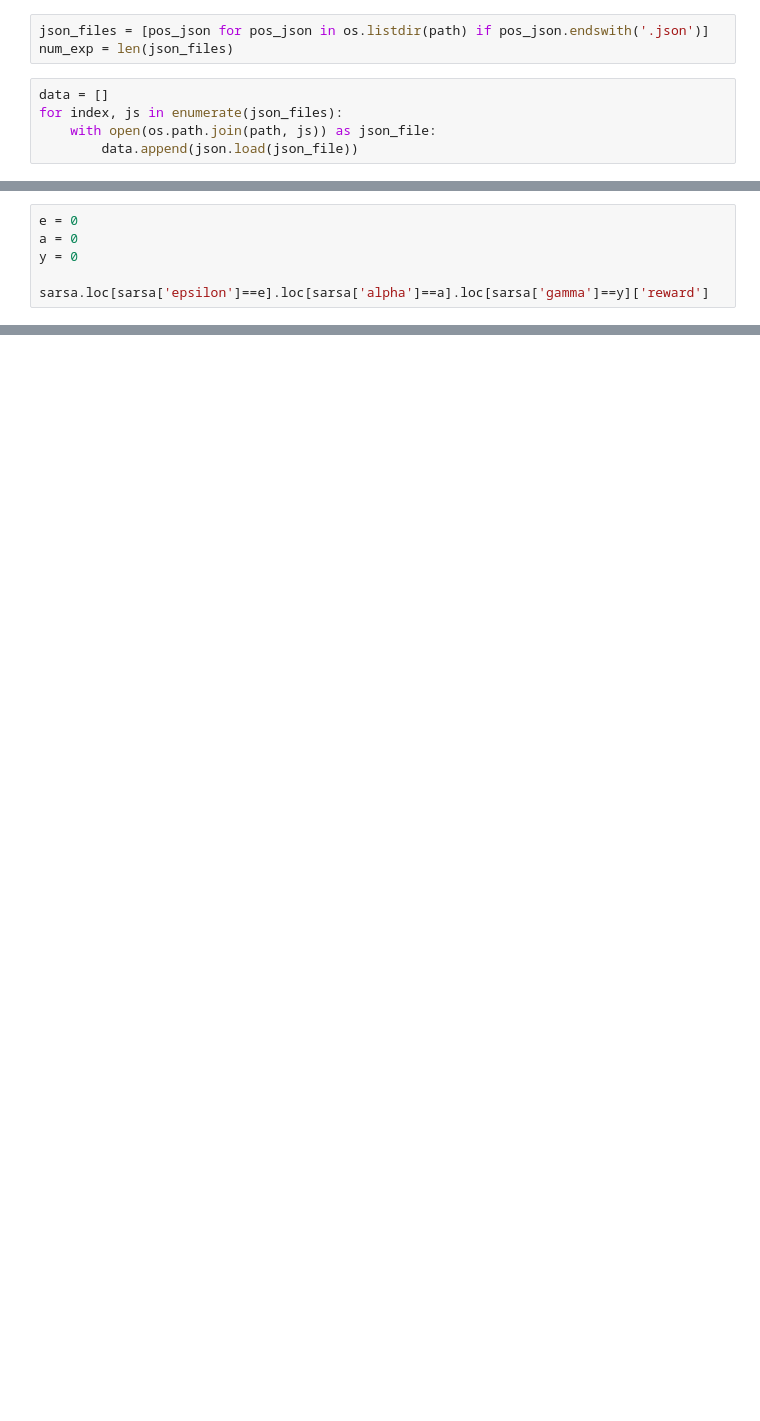
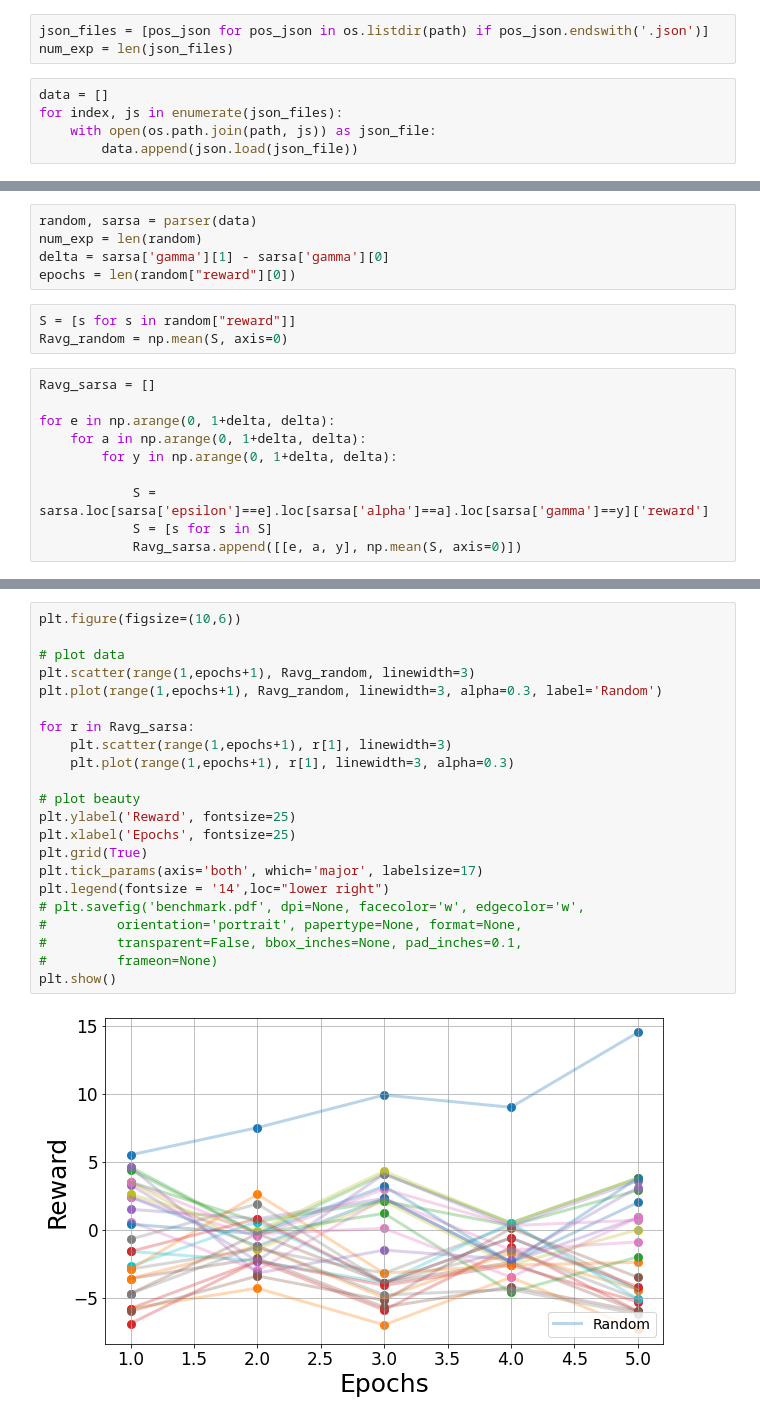
Before and after one commit to adelshb/Algorithms-for-Quantum-Internet-Routing, a Jupyter notebook: Analytics.ipynb, the cells around one changed output, grey strips where cells are left out. Drawn from its saved outputs; the diff is of its cells as text; blank space fills up the shorter version.

```diff
--- a/Analytics.ipynb
+++ b/Analytics.ipynb
@@ -16,6 +16,18 @@ random, sarsa = parser(data)
+# %%
+random, sarsa = parser(data)
+num_exp = len(random)
+delta = sarsa['gamma'][1] - sarsa['gamma'][0]
+epochs = len(random["reward"][0])
+# %%
+S = [s for s in random["reward"]]
+Ravg_random = np.mean(S, axis=0)
 # %%
-e = 0
-a = 0
-y = 0
+Ravg_sarsa = []
 
-sarsa.loc[sarsa['epsilon']==e].loc[sarsa['alpha']==a].loc[sarsa['gamma']==y]['reward']
+for e in np.arange(0, 1+delta, delta):
+    for a in np.arange(0, 1+delta, delta):
+        for y in np.arange(0, 1+delta, delta):
+
+            S = sarsa.loc[sarsa['epsilon']==e].loc[sarsa['alpha']==a].loc[sarsa['gamma']==y]['reward']
+            S = [s for s in S]
+            Ravg_sarsa.append([[e, a, y], np.mean(S, axis=0)])
@@ -33,0 +54,24 @@ Name: reward, dtype: object
+# %%
+plt.figure(figsize=(10,6))
+
+# plot data
+plt.scatter(range(1,epochs+1), Ravg_random, linewidth=3)
+plt.plot(range(1,epochs+1), Ravg_random, linewidth=3, alpha=0.3, label='Random')
+
+for r in Ravg_sarsa:
+    plt.scatter(range(1,epochs+1), r[1], linewidth=3)
+    plt.plot(range(1,epochs+1), r[1], linewidth=3, alpha=0.3)
+
+# plot beauty
+plt.ylabel('Reward', fontsize=25)
+plt.xlabel('Epochs', fontsize=25)
+plt.grid(True)
+plt.tick_params(axis='both', which='major', labelsize=17)
+plt.legend(fontsize = '14',loc="lower right")
+# plt.savefig('benchmark.pdf', dpi=None, facecolor='w', edgecolor='w',
+#         orientation='portrait', papertype=None, format=None,
+#         transparent=False, bbox_inches=None, pad_inches=0.1,
+#         frameon=None)
+plt.show()
+# %% [output]
+[figure, added]
```
Also changed, not shown: parts of 4 cells of this notebook, 2 other files.
